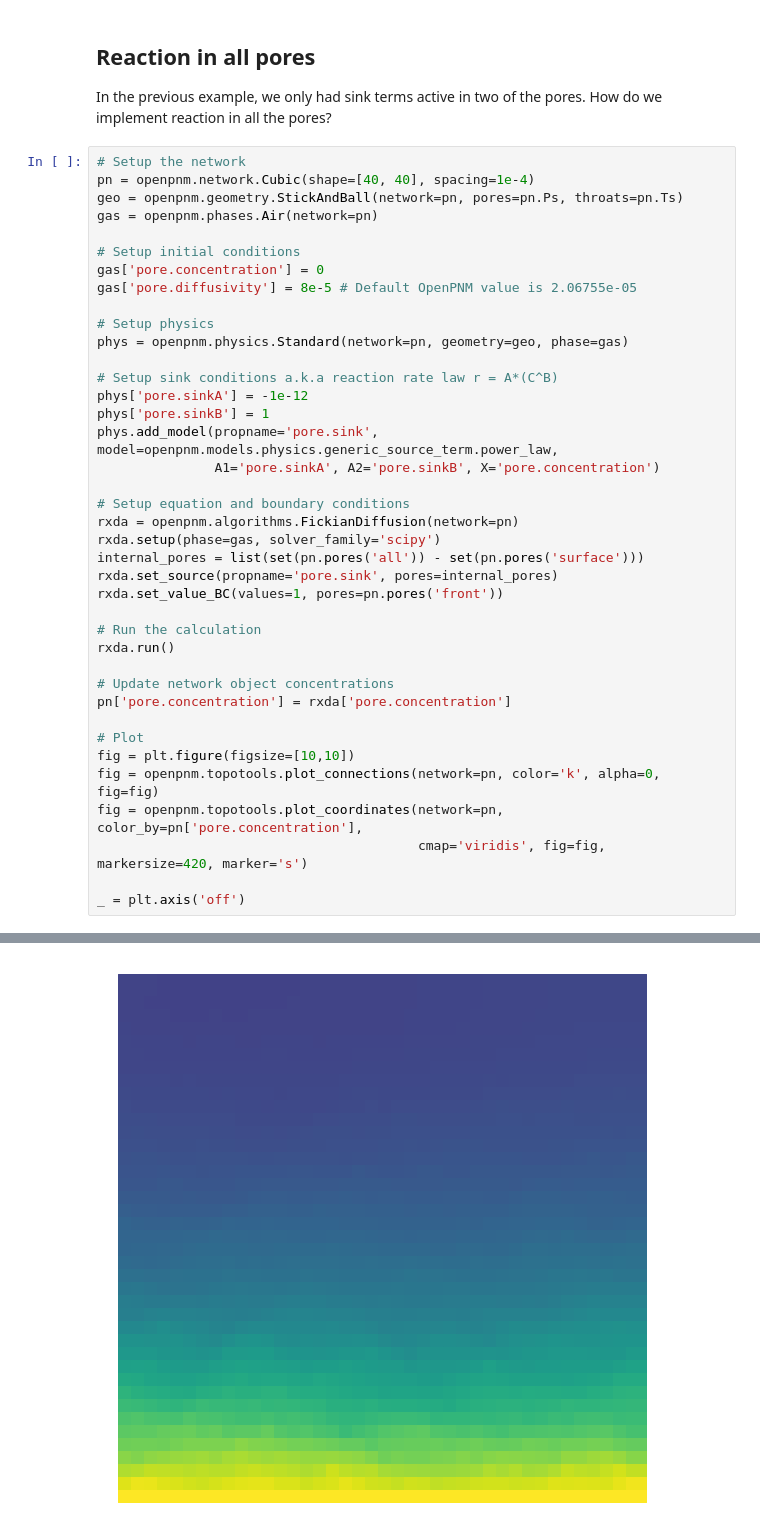
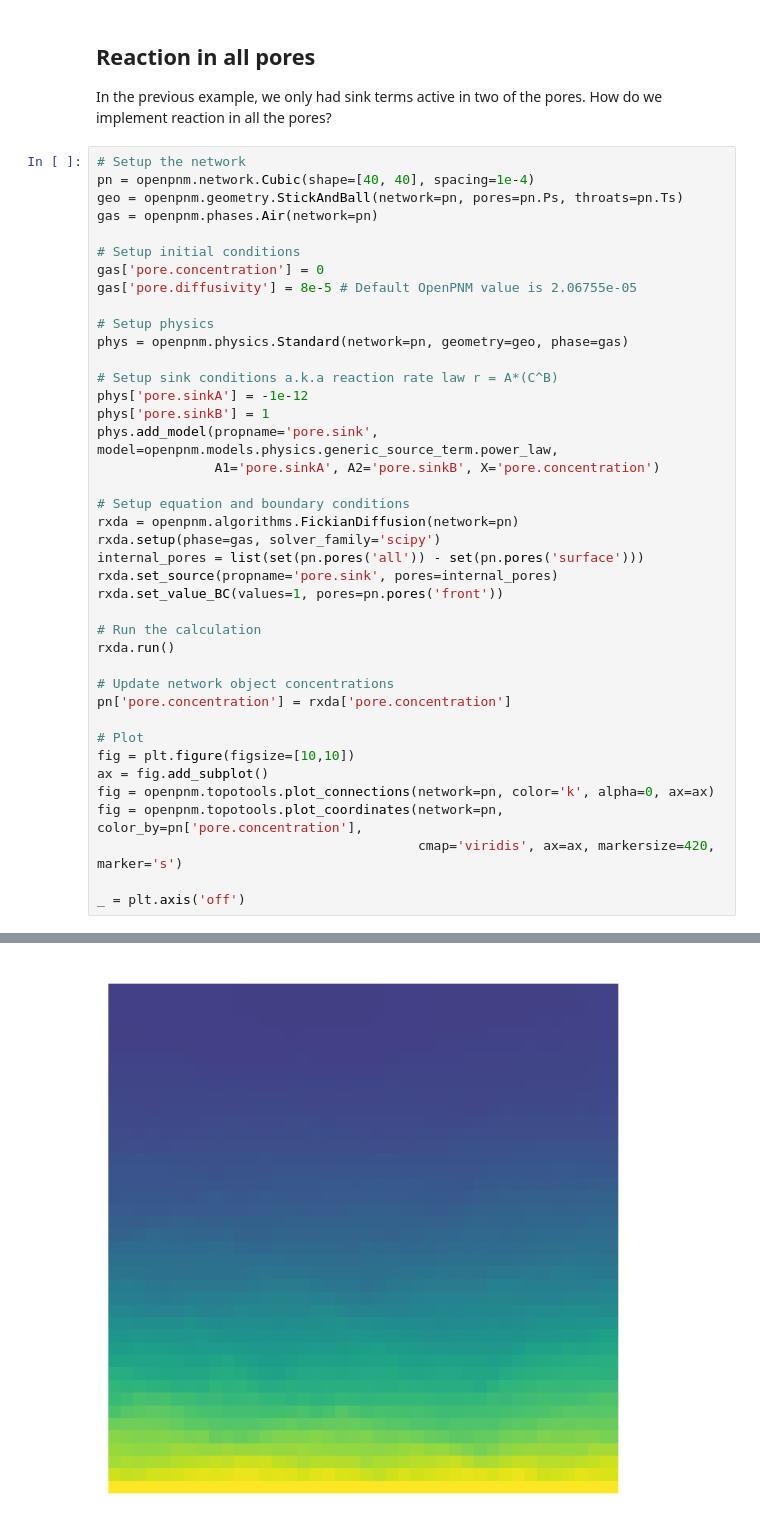
Before and after one commit to vasudevanv/oxford-infomm-iep-networks, a Jupyter notebook: OpenPNM_ReactionDiffusion.ipynb, the cells around one changed output, grey strips where cells are left out. Cells and saved outputs as stored; diff of their text form.

```diff
--- a/OpenPNM_ReactionDiffusion.ipynb
+++ b/OpenPNM_ReactionDiffusion.ipynb
@@ -131,9 +133,10 @@ pn['pore.concentration'] = rxda['pore.concentration']
 
 # Plot
 fig = plt.figure(figsize=[10,10])
-fig = openpnm.topotools.plot_connections(network=pn, color='k', alpha=0, fig=fig)
+ax = fig.add_subplot()
+fig = openpnm.topotools.plot_connections(network=pn, color='k', alpha=0, ax=ax)
 fig = openpnm.topotools.plot_coordinates(network=pn, color_by=pn['pore.concentration'],
-                                         cmap='viridis', fig=fig, markersize=420, marker='s')
+                                         cmap='viridis', ax=ax, markersize=420, marker='s')
 
 _ = plt.axis('off')
 # %% [output]
@@ -140 +148 @@ _ = plt.axis('off')
-[figure, old version]
+[figure, new version]
```
Also changed, not shown: parts of 5 cells of this notebook, 2 other files.
